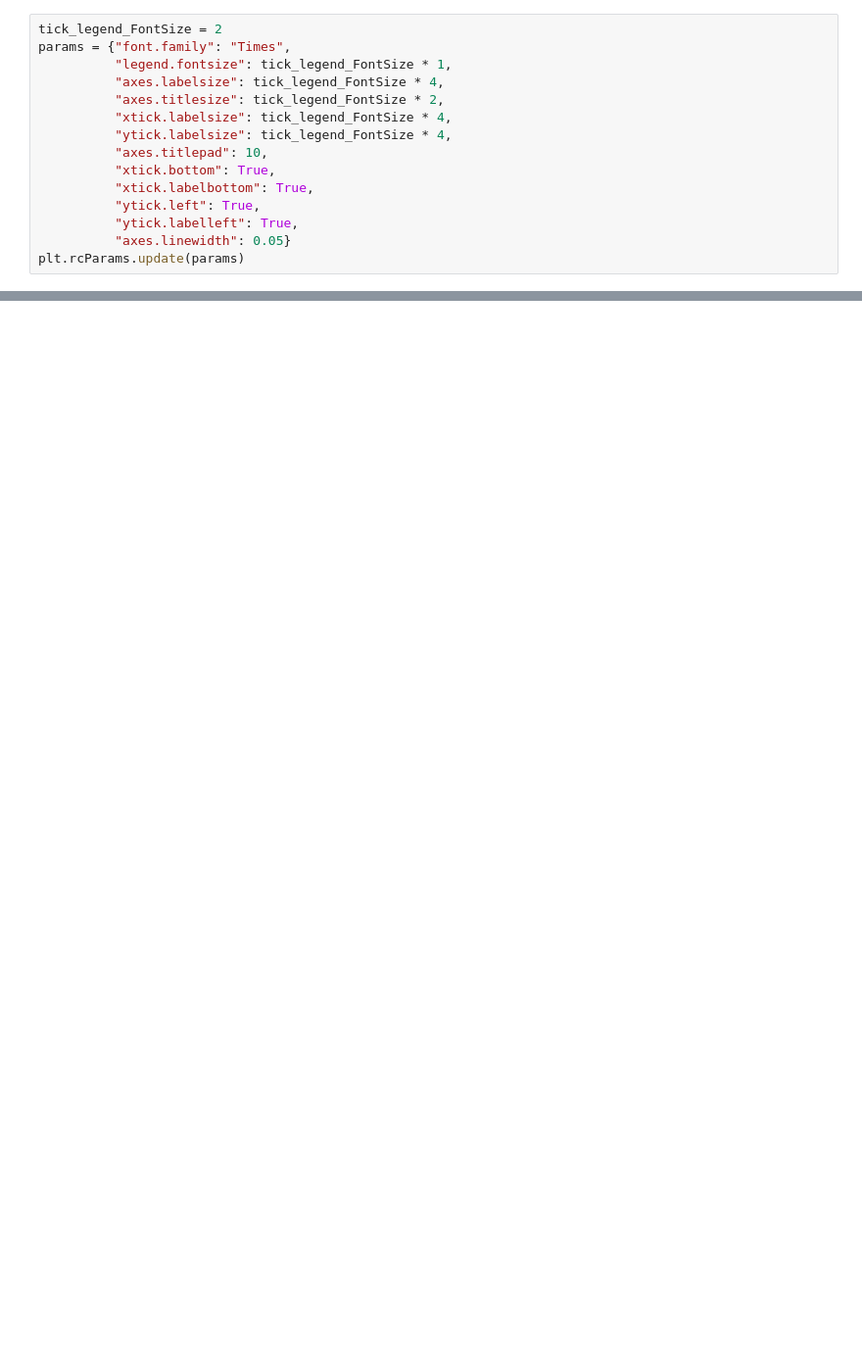
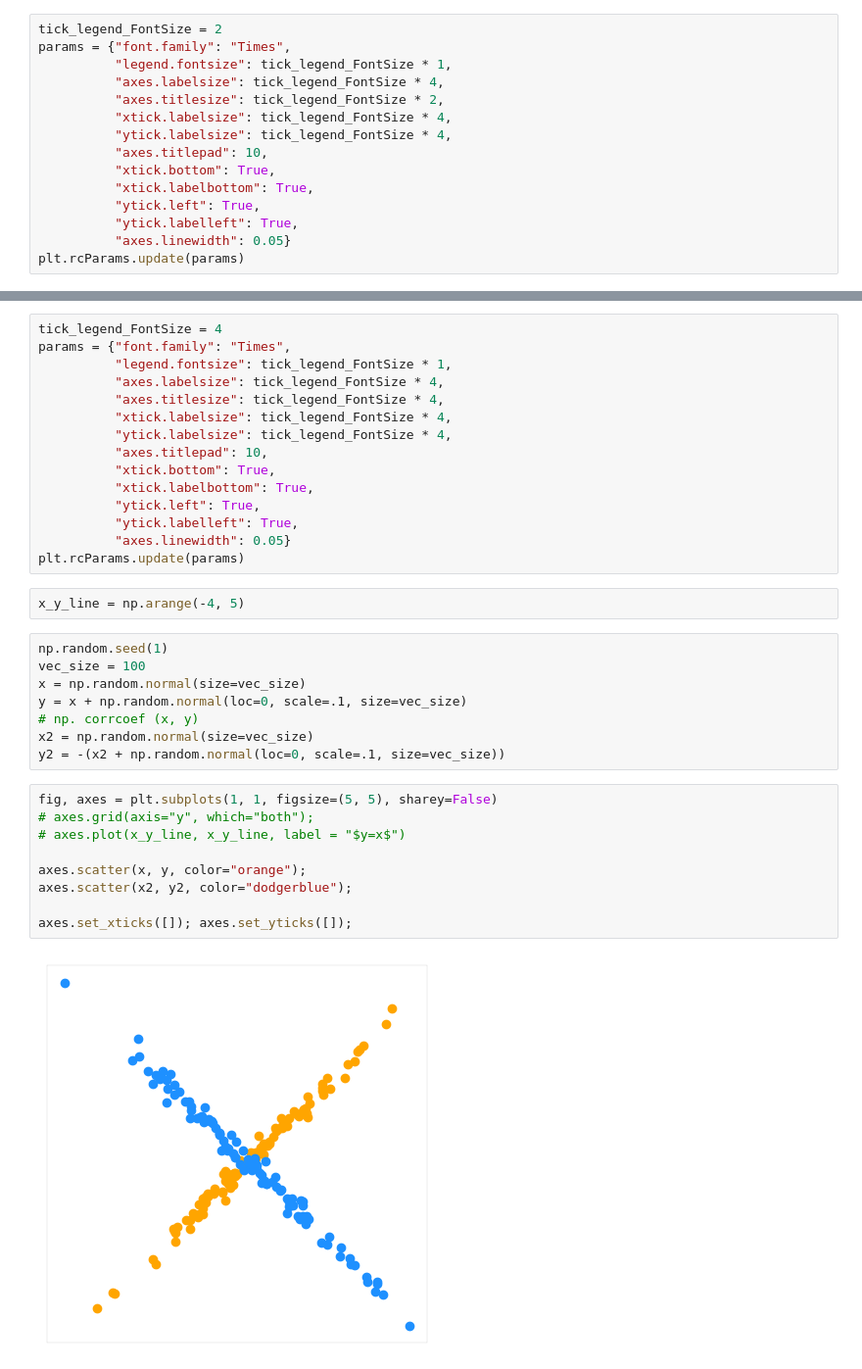
Before and after one commit to HNoorazar/Ag_Others, a Jupyter notebook: presentations/ISLP/some_plots_4_WeekLyMeeting.ipynb, the cells around one changed output, grey strips where cells are left out. Shown at 98% size. Cells and saved outputs as stored; diff of their text form; blank space fills up the shorter version.

```diff
--- a/presentations/ISLP/some_plots_4_WeekLyMeeting.ipynb
+++ b/presentations/ISLP/some_plots_4_WeekLyMeeting.ipynb
@@ -60,2 +59,38 @@ plt.savefig(fig_name + ".pdf", bbox_inches="tight", dpi=600)
 # %% [output]
 [figure]
+# %%
+tick_legend_FontSize = 4
+params = {"font.family": "Times",
+          "legend.fontsize": tick_legend_FontSize * 1,
+          "axes.labelsize": tick_legend_FontSize * 4,
+          "axes.titlesize": tick_legend_FontSize * 4,
+          "xtick.labelsize": tick_legend_FontSize * 4,
+          "ytick.labelsize": tick_legend_FontSize * 4,
+          "axes.titlepad": 10,
+          "xtick.bottom": True,
+          "xtick.labelbottom": True,
+          "ytick.left": True,
+          "ytick.labelleft": True,
+          "axes.linewidth": 0.05}
+plt.rcParams.update(params)
+# %%
+x_y_line = np.arange(-4, 5)
+# %%
+np.random.seed(1)
+vec_size = 100
+x = np.random.normal(size=vec_size)
+y = x + np.random.normal(loc=0, scale=.1, size=vec_size)
+# np. corrcoef (x, y)
+x2 = np.random.normal(size=vec_size)
+y2 = -(x2 + np.random.normal(loc=0, scale=.1, size=vec_size))
+# %%
+fig, axes = plt.subplots(1, 1, figsize=(5, 5), sharey=False)
+# axes.grid(axis="y", which="both");
+# axes.plot(x_y_line, x_y_line, label = "$y=x$")
+
+axes.scatter(x, y, color="orange");
+axes.scatter(x2, y2, color="dodgerblue");
+
+axes.set_xticks([]); axes.set_yticks([]);
+# %% [output]
+[figure, added]
```
Also changed, not shown: parts of 12 cells of this notebook, 7 other files.
